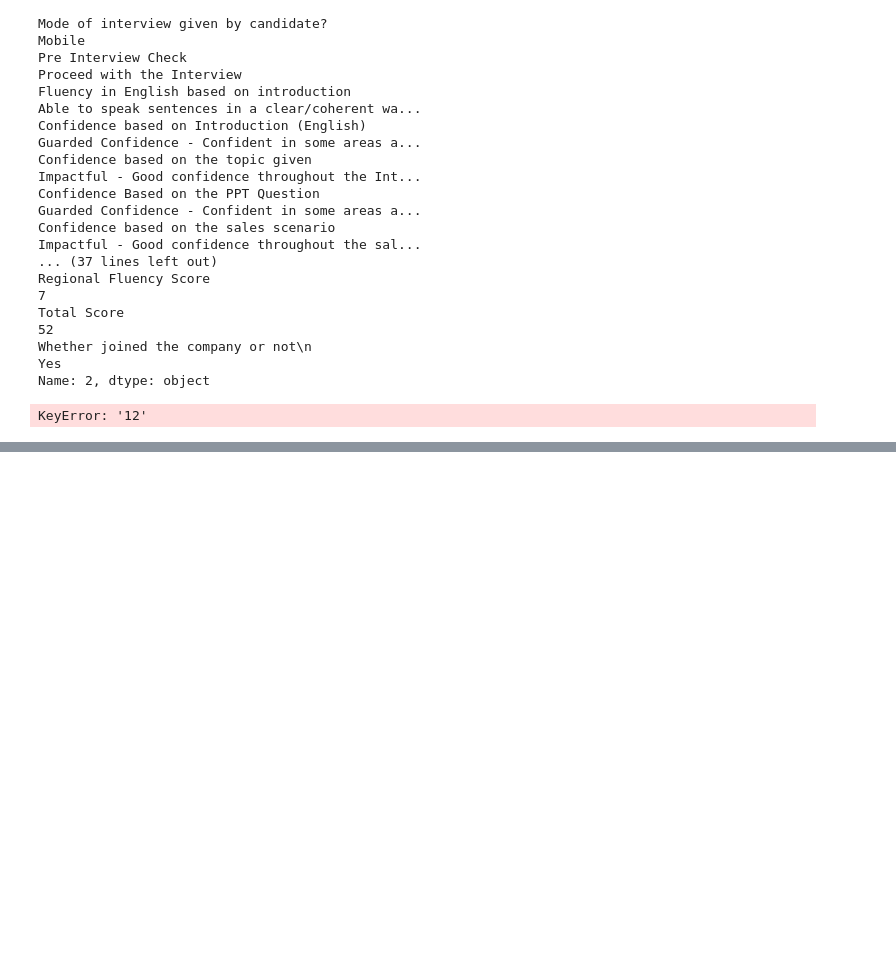
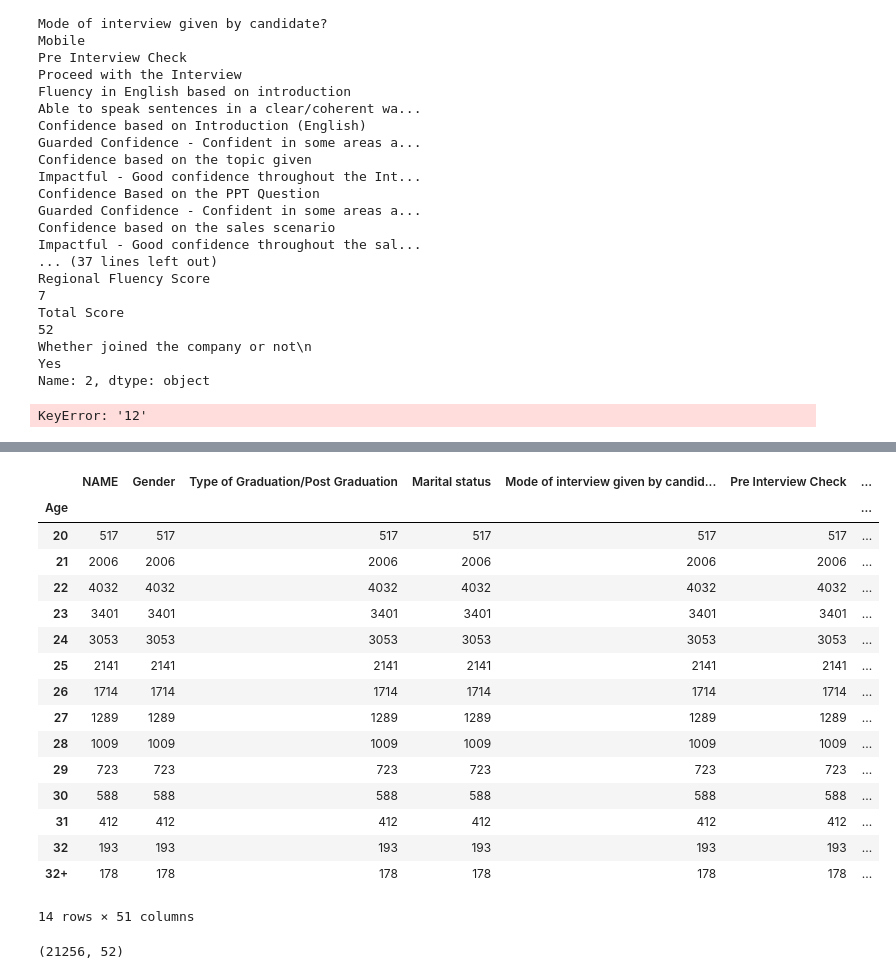
Before and after one commit to balaworkspace/Python-Full-Stack, a Jupyter notebook: reading data.ipynb, the cells around one changed output, grey strips where cells are left out. Saved outputs shown, nothing was run; the diff lists cells and outputs as text; code cells hidden in the pictures; blank space fills up the shorter version.

```diff
--- a/reading data.ipynb
+++ b/reading data.ipynb
@@ -310,0 +414,24 @@ NameError: name 'df' is not defined
+# %%
+df.groupby("Age").count()
+# %% [output]
+|  | NAME | Gender | Type of Graduation/Post Graduation | Marital status | Mode of interview given by candid... | Pre Interview Check | ... |
+| Age |  |  |  |  |  |  | ... |
+| 20 | 517 | 517 | 517 | 517 | 517 | 517 | ... |
+| 21 | 2006 | 2006 | 2006 | 2006 | 2006 | 2006 | ... |
+| 22 | 4032 | 4032 | 4032 | 4032 | 4032 | 4032 | ... |
+| 23 | 3401 | 3401 | 3401 | 3401 | 3401 | 3401 | ... |
+| 24 | 3053 | 3053 | 3053 | 3053 | 3053 | 3053 | ... |
+| 25 | 2141 | 2141 | 2141 | 2141 | 2141 | 2141 | ... |
+| 26 | 1714 | 1714 | 1714 | 1714 | 1714 | 1714 | ... |
+| 27 | 1289 | 1289 | 1289 | 1289 | 1289 | 1289 | ... |
+| 28 | 1009 | 1009 | 1009 | 1009 | 1009 | 1009 | ... |
+| 29 | 723 | 723 | 723 | 723 | 723 | 723 | ... |
+| 30 | 588 | 588 | 588 | 588 | 588 | 588 | ... |
+| 31 | 412 | 412 | 412 | 412 | 412 | 412 | ... |
+| 32 | 193 | 193 | 193 | 193 | 193 | 193 | ... |
+| 32+ | 178 | 178 | 178 | 178 | 178 | 178 | ... |
+14 rows × 51 columns
+# %%
+df.shape
+# %% [output]
+(21256, 52)
```
Also changed, not shown: parts of 23 cells of this notebook.
